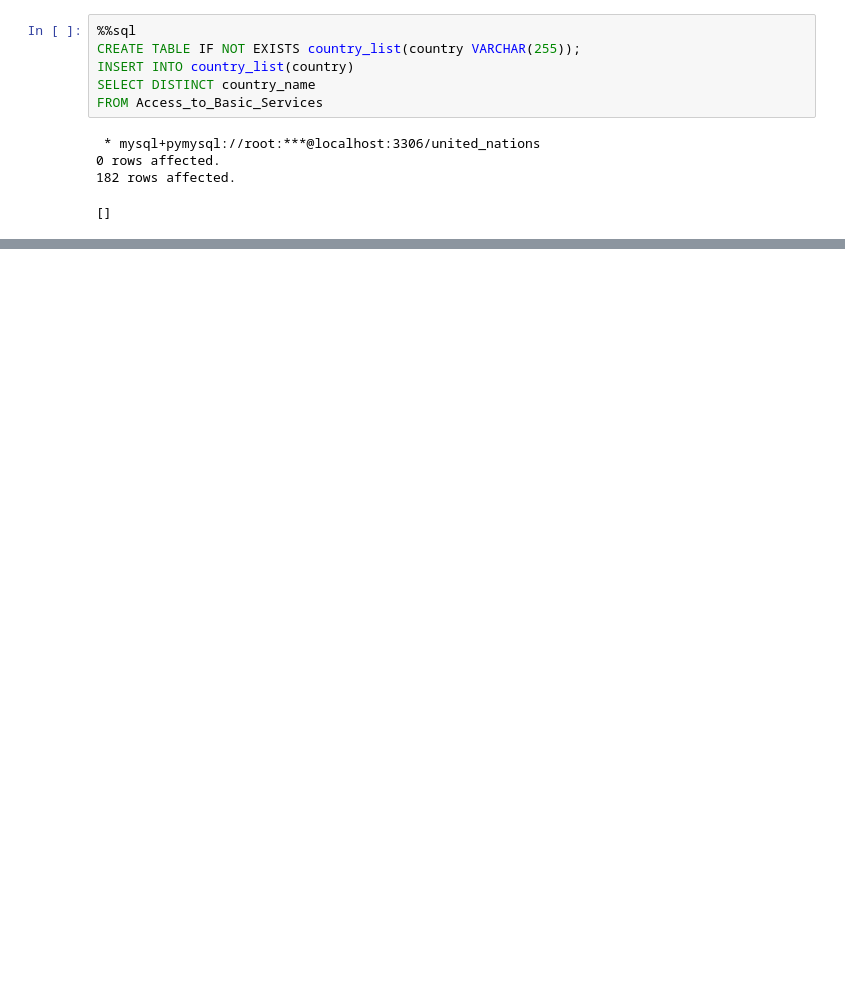
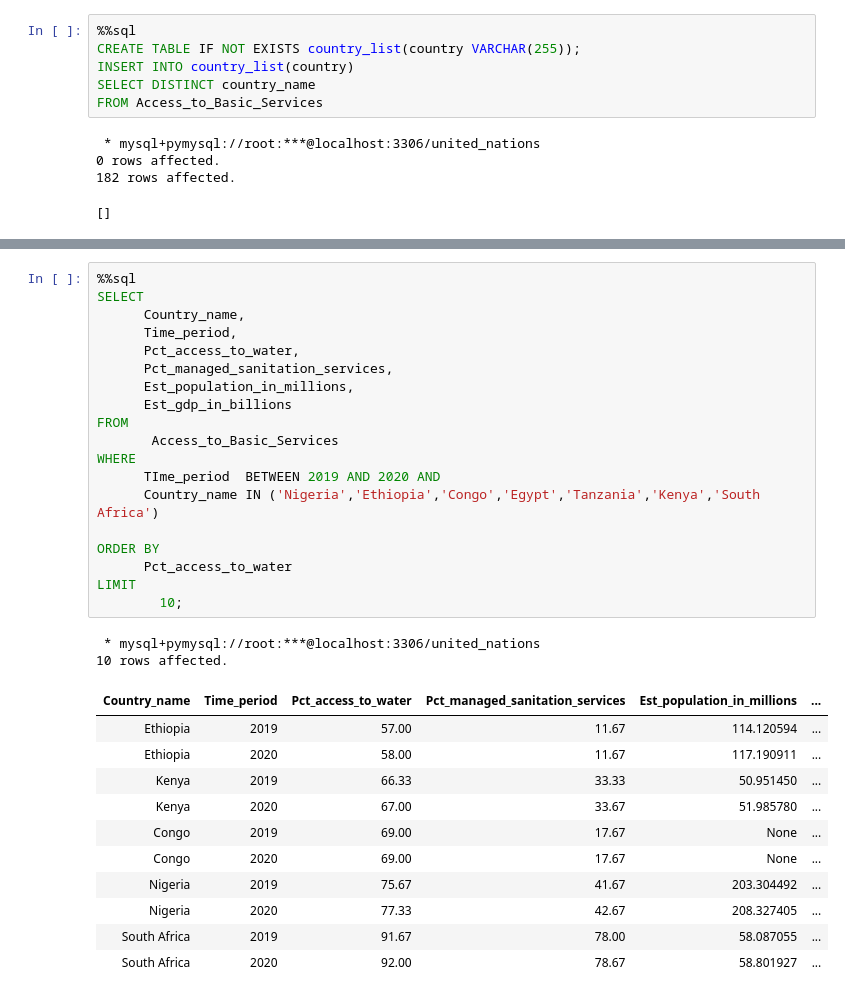
Before and after one commit to aaronGeb/sql_notebook, a Jupyter notebook: united_nations.ipynb, the cells around one changed output, grey strips where cells are left out. Saved outputs shown, nothing was run; the diff lists cells and outputs as text; blank space fills up the shorter version.

```diff
--- a/united_nations.ipynb
+++ b/united_nations.ipynb
@@ -103,0 +224,33 @@ FROM Access_to_Basic_Services
+# %%
+%%sql
+SELECT
+      Country_name,
+      Time_period,
+      Pct_access_to_water,
+      Pct_managed_sanitation_services,
+      Est_population_in_millions,
+      Est_gdp_in_billions
+FROM
+       Access_to_Basic_Services
+WHERE
+      TIme_period  BETWEEN 2019 AND 2020 AND
+      Country_name IN ('Nigeria','Ethiopia','Congo','Egypt','Tanzania','Kenya','South Africa')
+
+ORDER BY
+      Pct_access_to_water
+LIMIT
+        10;
+# %% [output]
+ * mysql+pymysql://root:***@localhost:3306/united_nations
+10 rows affected.
+| Country_name | Time_period | Pct_access_to_water | Pct_managed_sanitation_services | Est_population_in_millions | ... |
+| Ethiopia | 2019 | 57.00 | 11.67 | 114.120594 | ... |
+| Ethiopia | 2020 | 58.00 | 11.67 | 117.190911 | ... |
+| Kenya | 2019 | 66.33 | 33.33 | 50.951450 | ... |
+| Kenya | 2020 | 67.00 | 33.67 | 51.985780 | ... |
+| Congo | 2019 | 69.00 | 17.67 | None | ... |
+| Congo | 2020 | 69.00 | 17.67 | None | ... |
+| Nigeria | 2019 | 75.67 | 41.67 | 203.304492 | ... |
+| Nigeria | 2020 | 77.33 | 42.67 | 208.327405 | ... |
+| South Africa | 2019 | 91.67 | 78.00 | 58.087055 | ... |
+| South Africa | 2020 | 92.00 | 78.67 | 58.801927 | ... |
```
Also changed, not shown: parts of 18 cells of this notebook.
